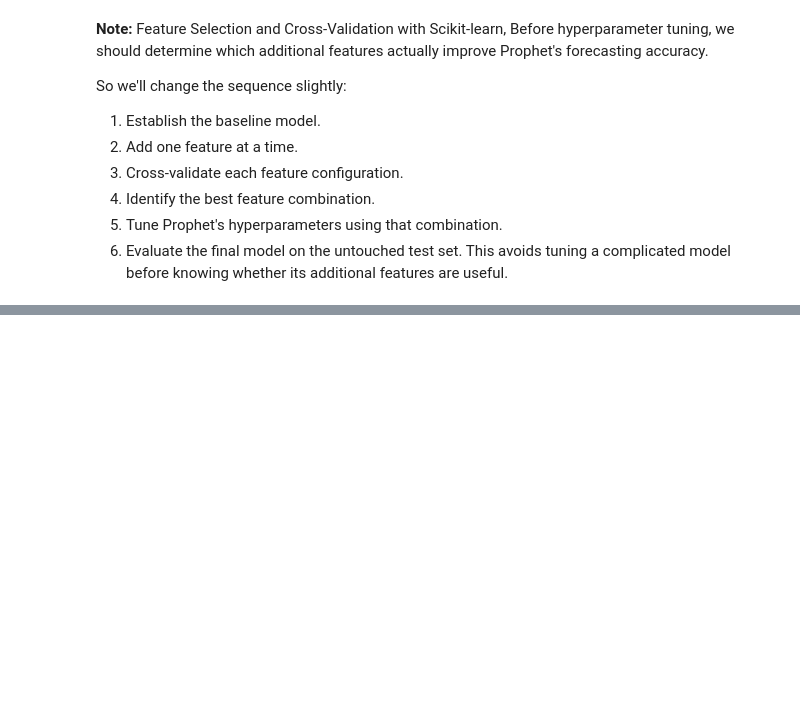
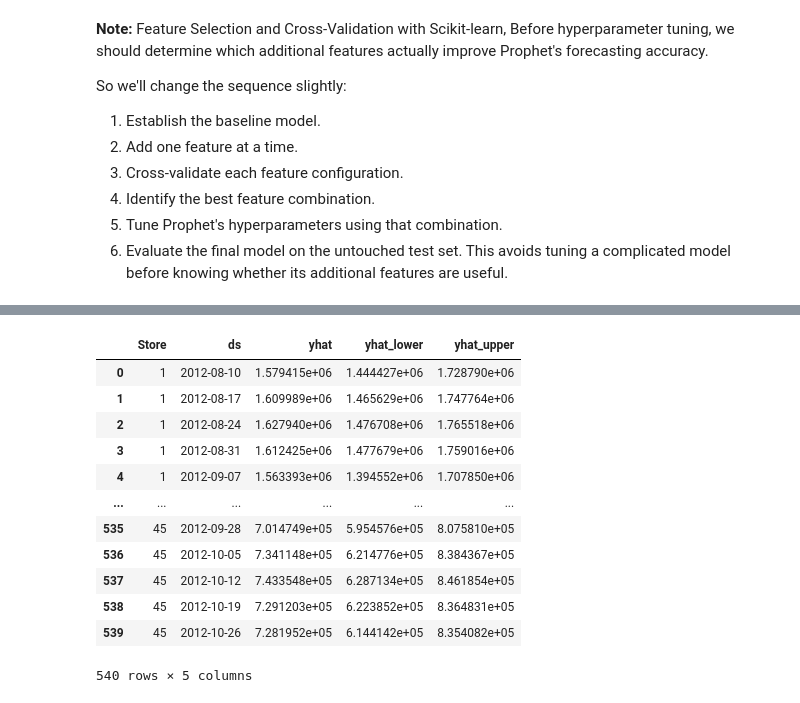
Before and after one commit to Rajwork99/Future-Sales-Forecasting, a Jupyter notebook: forcast.ipynb, the cells around one changed output, grey strips where cells are left out. Cells and saved outputs as stored; diff of their text form; code cells hidden in the pictures; blank space fills up the shorter version.

```diff
--- a/forcast.ipynb
+++ b/forcast.ipynb
@@ -1055,0 +1560,16 @@ overall_feature_comparison
+# %%
+final_forecast_df
+# %% [output]
+|  | Store | ds | yhat | yhat_lower | yhat_upper |
+| 0 | 1 | 2012-08-10 | 1.579415e+06 | 1.444427e+06 | 1.728790e+06 |
+| 1 | 1 | 2012-08-17 | 1.609989e+06 | 1.465629e+06 | 1.747764e+06 |
+| 2 | 1 | 2012-08-24 | 1.627940e+06 | 1.476708e+06 | 1.765518e+06 |
+| 3 | 1 | 2012-08-31 | 1.612425e+06 | 1.477679e+06 | 1.759016e+06 |
+| 4 | 1 | 2012-09-07 | 1.563393e+06 | 1.394552e+06 | 1.707850e+06 |
+| ... | ... | ... | ... | ... | ... |
+| 535 | 45 | 2012-09-28 | 7.014749e+05 | 5.954576e+05 | 8.075810e+05 |
+| 536 | 45 | 2012-10-05 | 7.341148e+05 | 6.214776e+05 | 8.384367e+05 |
+| 537 | 45 | 2012-10-12 | 7.433548e+05 | 6.287134e+05 | 8.461854e+05 |
+| 538 | 45 | 2012-10-19 | 7.291203e+05 | 6.223852e+05 | 8.364831e+05 |
+| 539 | 45 | 2012-10-26 | 7.281952e+05 | 6.144142e+05 | 8.354082e+05 |
+540 rows × 5 columns
```
Also changed, not shown: parts of 24 cells of this notebook.
